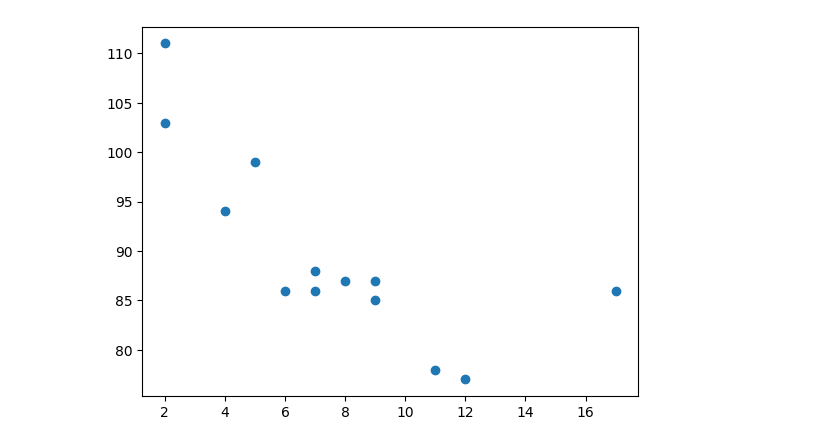
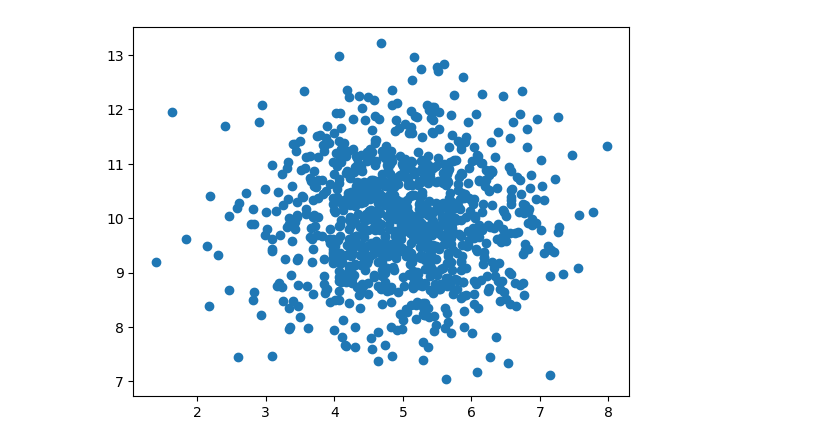
Before and after one commit to kiketracks40/Machine-Learning-Edgard, a Jupyter notebook: ScatterPlot.ipynb, the cells around one changed output. Drawn from its saved outputs; the diff is of its cells as text; code cells hidden in the pictures.

```diff
--- a/ScatterPlot.ipynb
+++ b/ScatterPlot.ipynb
@@ -1,15 +1,14 @@
 # %% [markdown]
 <a href="https://colab.research.google.com/github/kiketracks40/Machine-Learning-Edgard/blob/master/ScatterPlot.ipynb" target="_parent"><img src="https://colab.research.google.com/assets/colab-badge.svg" alt="Open In Colab"/></a>
-# %%
-import matplotlib.pyplot as plt
-
-x = [5,7,8,7,2,17,2,9,4,11,12,9,6]
-
-
-y = [99,86,87,88,111,86,103,87,94,78,77,85,86]
-
-
-plt.scatter(x , y)
-plt.show()
-# %% [output]
-[figure, removed]
+# %%
+import matplotlib.pyplot as plt
+
+import numpy
+
+x = numpy.random.normal(5.0,1.0,1000)
+y = numpy.random.normal(10.0,1.0,1000)
+
+plt.scatter(x,y)
+plt.show()
+# %% [output]
+[figure, added]
```
